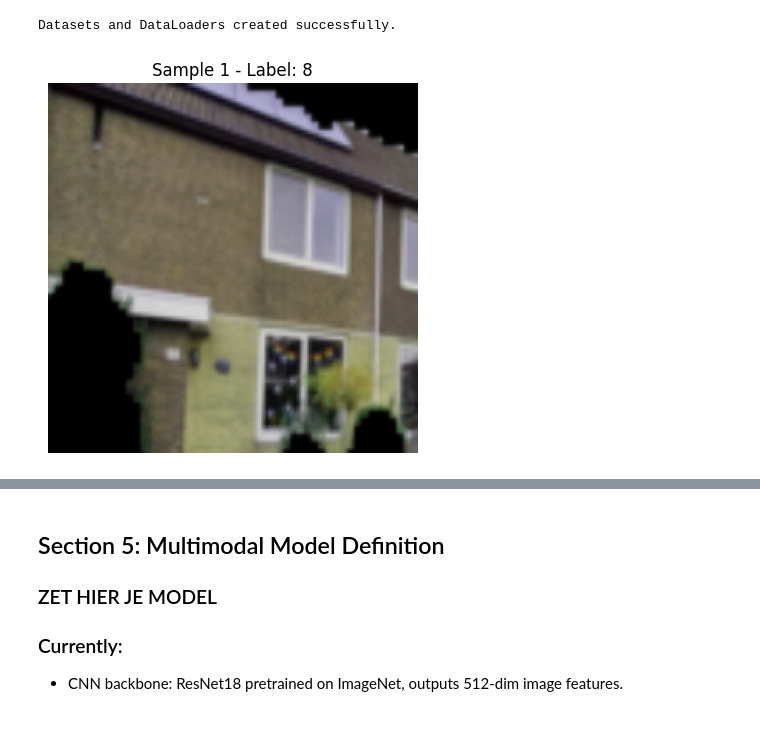
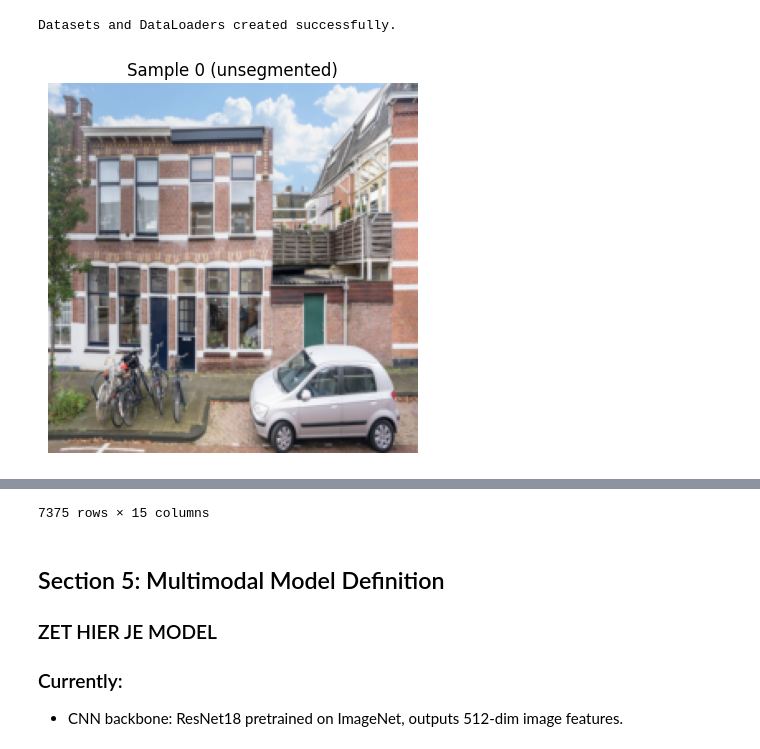
Before and after one commit to averagepindakaasenjoyer/Pangolinis, a Jupyter notebook: Model Architecture/pipeline_resnet50v2.ipynb, the cells around one changed output, grey strips where cells are left out. Drawn from its saved outputs; the diff is of its cells as text; code cells hidden in the pictures.

```diff
--- a/Model Architecture/pipeline_resnet50v2.ipynb
+++ b/Model Architecture/pipeline_resnet50v2.ipynb
@@ -235,7 +235,7 @@ id2label = segformer.config.id2label
 building_class_ids = [idx for idx, label in id2label.items() if "building" in label.lower()]
 
 class SegmentedHousingDataset(Dataset):
-    def __init__(self, df, transform=None, segment=True):
+    def __init__(self, df, transform=None, segment=False):
         self.df = df.reset_index(drop=True)
         self.transform = transform
         self.segment = segment
@@ -291,7 +291,23 @@ class SegmentedHousingDataset(Dataset):
             return self.__getitem__((idx + 1) % len(self.df))
 
 
-m
+train_transforms = transforms.Compose([
+    transforms.Resize((224, 224)),  # Resize to expected input size
+    transforms.ToTensor(),          # Convert to tensor [0,1]
+    transforms.Normalize(           # Normalize using ImageNet stats
+        mean=[0.485, 0.456, 0.406],
+        std=[0.229, 0.224, 0.225]
+    )
+])
+val_transforms = transforms.Compose([
+    transforms.Resize((224, 224)),  # Resize to expected input size
+    transforms.ToTensor(),          # Convert to tensor [0,1]
+    transforms.Normalize(           # Normalize using ImageNet stats
+        mean=[0.485, 0.456, 0.406],
+        std=[0.229, 0.224, 0.225]
+    )
+])
+
 # Initialize datasets
 train_dataset = SegmentedHousingDataset(train_df, transform=train_transforms)
 val_dataset = SegmentedHousingDataset(val_df, transform=val_transforms)
@@ -312,22 +328,24 @@ Datasets and DataLoaders created successfully.
 # %%
 # test if segment works
 
 # train_dataset.segment = True
 
-idx = 1
+idx = 0
 
 img_tensor, label = train_dataset[idx]
 
 def unnormalize(tensor_img):
     img = tensor_img.numpy().transpose(1, 2, 0)
     img = img * np.array([0.229, 0.224, 0.225]) + np.array([0.485, 0.456, 0.406])
     return np.clip(img, 0, 1)
 
 img_np = unnormalize(img_tensor)
 
 plt.imshow(img_np)
-plt.title(f"Sample {idx} - Label: {label.item()}")
+plt.title(f"Sample {idx} (unsegmented)")
 plt.axis("off")
 plt.show()
+
+df
 # %% [output]
-[figure, old version]
+[figure, new version]
@@ -334,3 +364,4 @@ plt.show()
+7375 rows × 15 columns
 # %% [markdown]
 ## Section 5: Multimodal Model Definition
 
```
Also changed, not shown: parts of 1 cell of this notebook, 1 other file.
